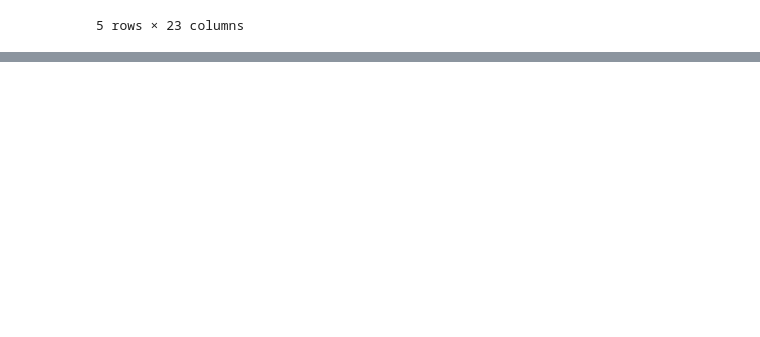
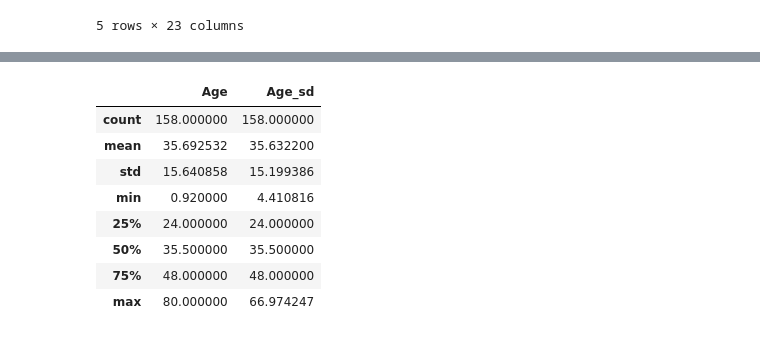
Before and after one commit to emily-soto/Entregas_DW, a Jupyter notebook: Lab08/Lab08_script.ipynb, the cells around one changed output, grey strips where cells are left out. Saved outputs shown, nothing was run; the diff lists cells and outputs as text; code cells hidden in the pictures; blank space fills up the shorter version.

```diff
--- a/Lab08/Lab08_script.ipynb
+++ b/Lab08/Lab08_script.ipynb
@@ -846,0 +409,6 @@ df_norm.describe()
+# %%
+lm = LinearRegression()
+lm = lm.fit(not_NAN_rows[['Survived']], not_NAN_rows['Parch'])
+lm
+df['Parch_lm'] = lm.predict(df[['Survived']])
+df.head()
@@ -846,0 +468,13 @@ df_norm.describe()
+# %%
+df_sd = df[(df['Age']>=xl) & (df['Age']<=xu)]
+df[['Age', 'Age_sd']].describe()
+# %% [output]
+|  | Age | Age_sd |
+| count | 158.000000 | 158.000000 |
+| mean | 35.692532 | 35.632200 |
+| std | 15.640858 | 15.199386 |
+| min | 0.920000 | 4.410816 |
+| 25% | 24.000000 | 24.000000 |
+| 50% | 35.500000 | 35.500000 |
+| 75% | 48.000000 | 48.000000 |
+| max | 80.000000 | 66.974247 |
```
Also changed, not shown: parts of 115 cells of this notebook.
